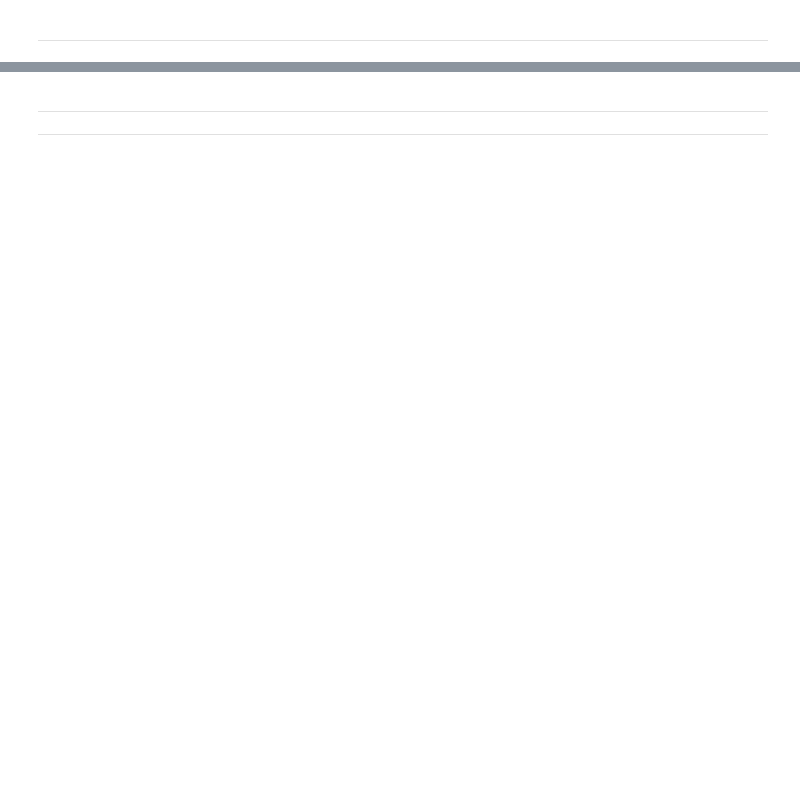
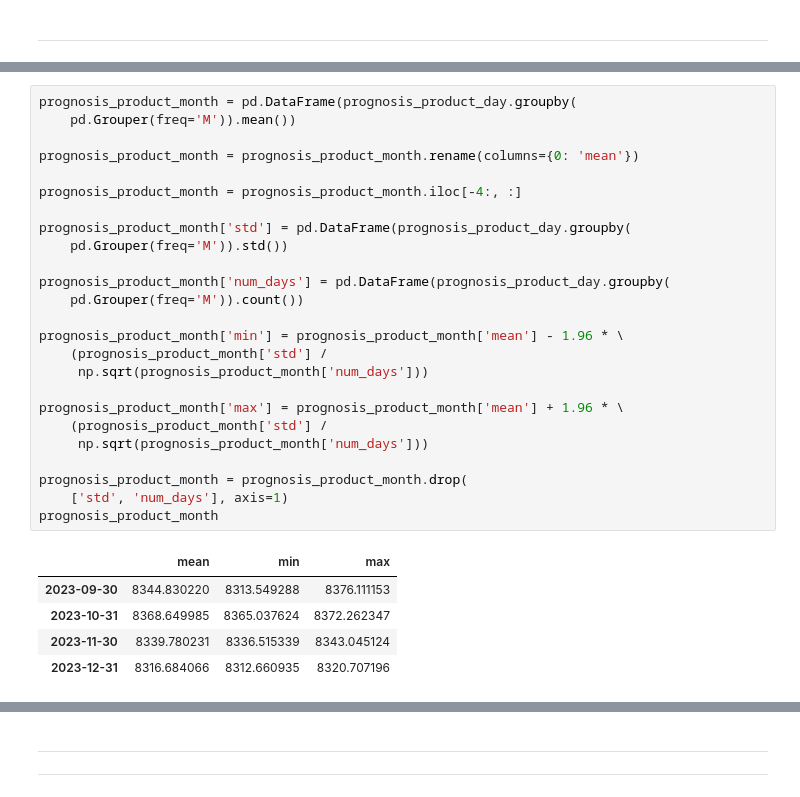
Before and after one commit to hotdonkey/data_science, a Jupyter notebook: Projecy_8/copper_prognisis.ipynb, the cells around one changed output, grey strips where cells are left out. Drawn from its saved outputs; the diff is of its cells as text; blank space fills up the shorter version.

```diff
--- a/Projecy_8/copper_prognisis.ipynb
+++ b/Projecy_8/copper_prognisis.ipynb
@@ -2283,0 +2458,31 @@ confidence_interval
+# %%
+prognosis_product_month = pd.DataFrame(prognosis_product_day.groupby(
+    pd.Grouper(freq='M')).mean())
+
+prognosis_product_month = prognosis_product_month.rename(columns={0: 'mean'})
+
+prognosis_product_month = prognosis_product_month.iloc[-4:, :]
+
+prognosis_product_month['std'] = pd.DataFrame(prognosis_product_day.groupby(
+    pd.Grouper(freq='M')).std())
+
+prognosis_product_month['num_days'] = pd.DataFrame(prognosis_product_day.groupby(
+    pd.Grouper(freq='M')).count())
+
+prognosis_product_month['min'] = prognosis_product_month['mean'] - 1.96 * \
+    (prognosis_product_month['std'] /
+     np.sqrt(prognosis_product_month['num_days']))
+
+prognosis_product_month['max'] = prognosis_product_month['mean'] + 1.96 * \
+    (prognosis_product_month['std'] /
+     np.sqrt(prognosis_product_month['num_days']))
+
+prognosis_product_month = prognosis_product_month.drop(
+    ['std', 'num_days'], axis=1)
+prognosis_product_month
+# %% [output]
+|  | mean | min | max |
+| 2023-09-30 | 8344.830220 | 8313.549288 | 8376.111153 |
+| 2023-10-31 | 8368.649985 | 8365.037624 | 8372.262347 |
+| 2023-11-30 | 8339.780231 | 8336.515339 | 8343.045124 |
+| 2023-12-31 | 8316.684066 | 8312.660935 | 8320.707196 |
```
Also changed, not shown: parts of 128 cells of this notebook, 4 other files.
